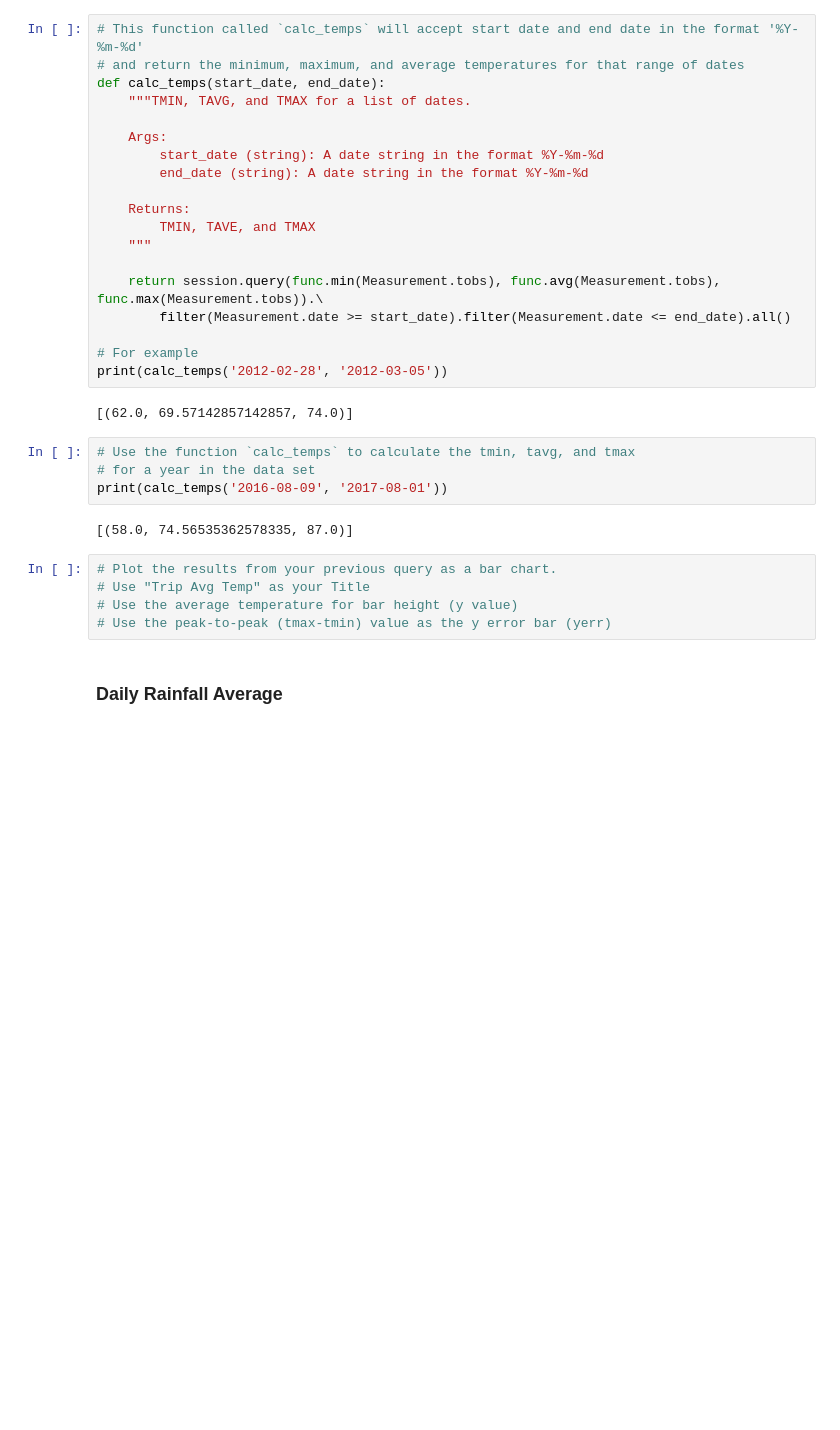
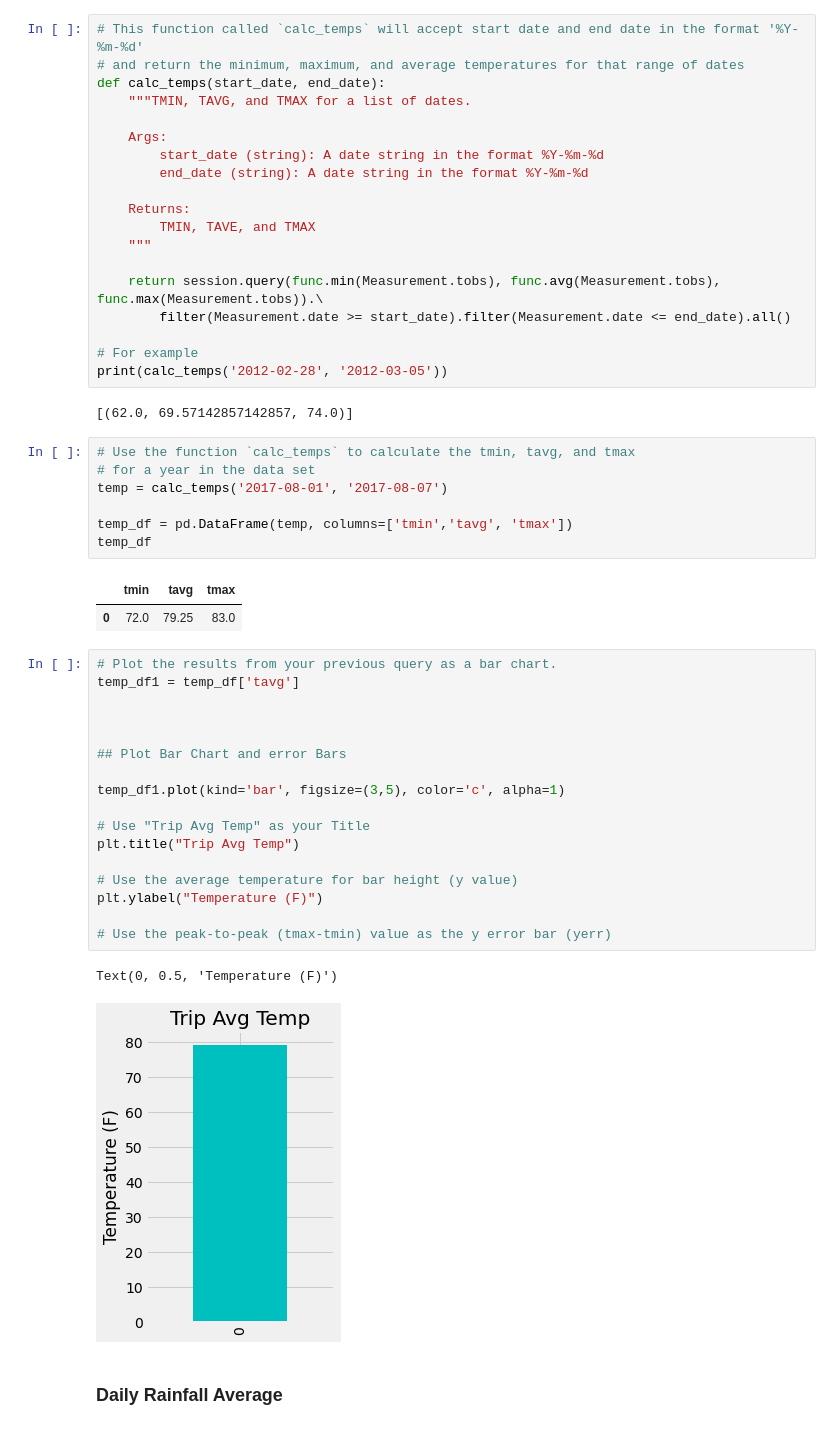
Before and after one commit to tarakp/Data_Analytics, a Jupyter notebook: 10-SQLalchemy-Challenge/temp_analysis_bonus_2_starter.ipynb, the cells around one changed output. Cells and saved outputs as stored; diff of their text form; blank space fills up the shorter version.

```diff
--- a/10-SQLalchemy-Challenge/temp_analysis_bonus_2_starter.ipynb
+++ b/10-SQLalchemy-Challenge/temp_analysis_bonus_2_starter.ipynb
@@ -62,14 +62,33 @@ print(calc_temps('2012-02-28', '2012-03-05'))
 # %%
 # Use the function `calc_temps` to calculate the tmin, tavg, and tmax
 # for a year in the data set
-print(calc_temps('2016-08-09', '2017-08-01'))
+temp = calc_temps('2017-08-01', '2017-08-07')
+
+temp_df = pd.DataFrame(temp, columns=['tmin','tavg', 'tmax'])
+temp_df
 # %% [output]
-[(58.0, 74.56535362578335, 87.0)]
+|  | tmin | tavg | tmax |
+| 0 | 72.0 | 79.25 | 83.0 |
 # %%
 # Plot the results from your previous query as a bar chart.
+temp_df1 = temp_df['tavg']
+
+
+
+## Plot Bar Chart and error Bars
+
+temp_df1.plot(kind='bar', figsize=(3,5), color='c', alpha=1)
+
 # Use "Trip Avg Temp" as your Title
+plt.title("Trip Avg Temp")
+
 # Use the average temperature for bar height (y value)
+plt.ylabel("Temperature (F)")
+
 # Use the peak-to-peak (tmax-tmin) value as the y error bar (yerr)
+# %% [output]
+Text(0, 0.5, 'Temperature (F)')
+[figure, added]
 # %% [markdown]
 ### Daily Rainfall Average
 # %%
```
Also changed, not shown: parts of 4 cells of this notebook, 1 other file.
